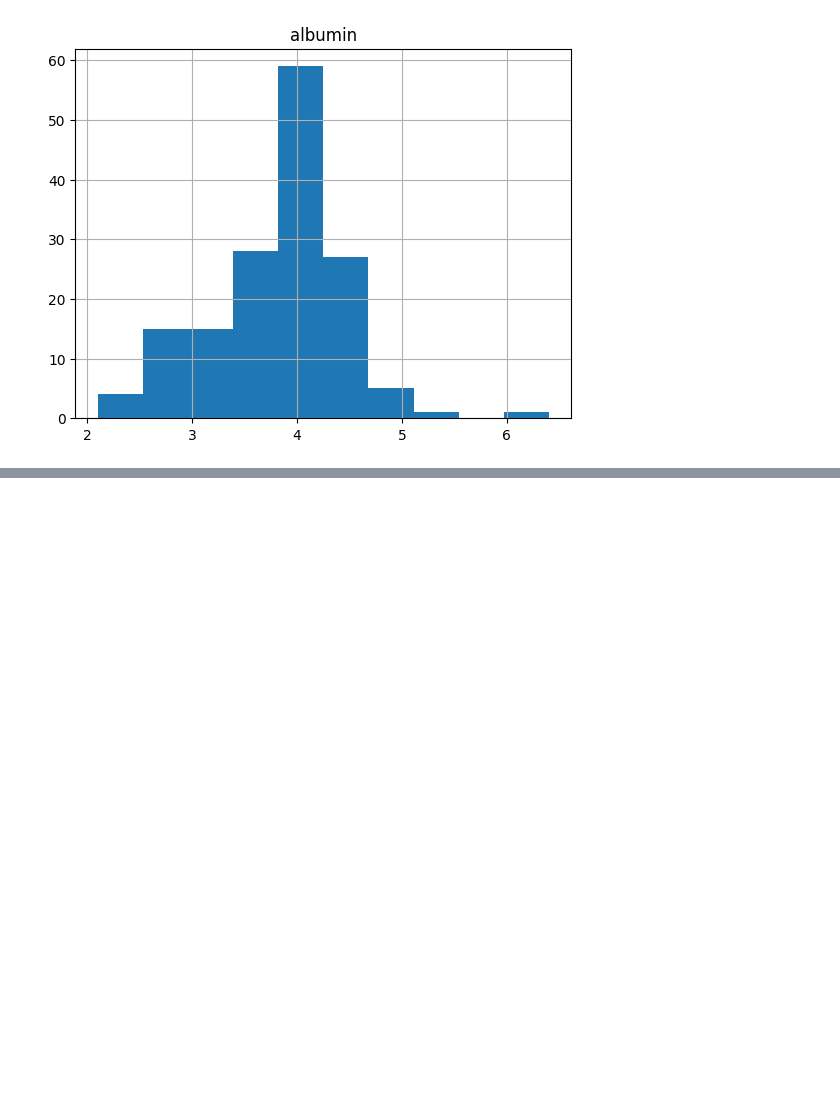
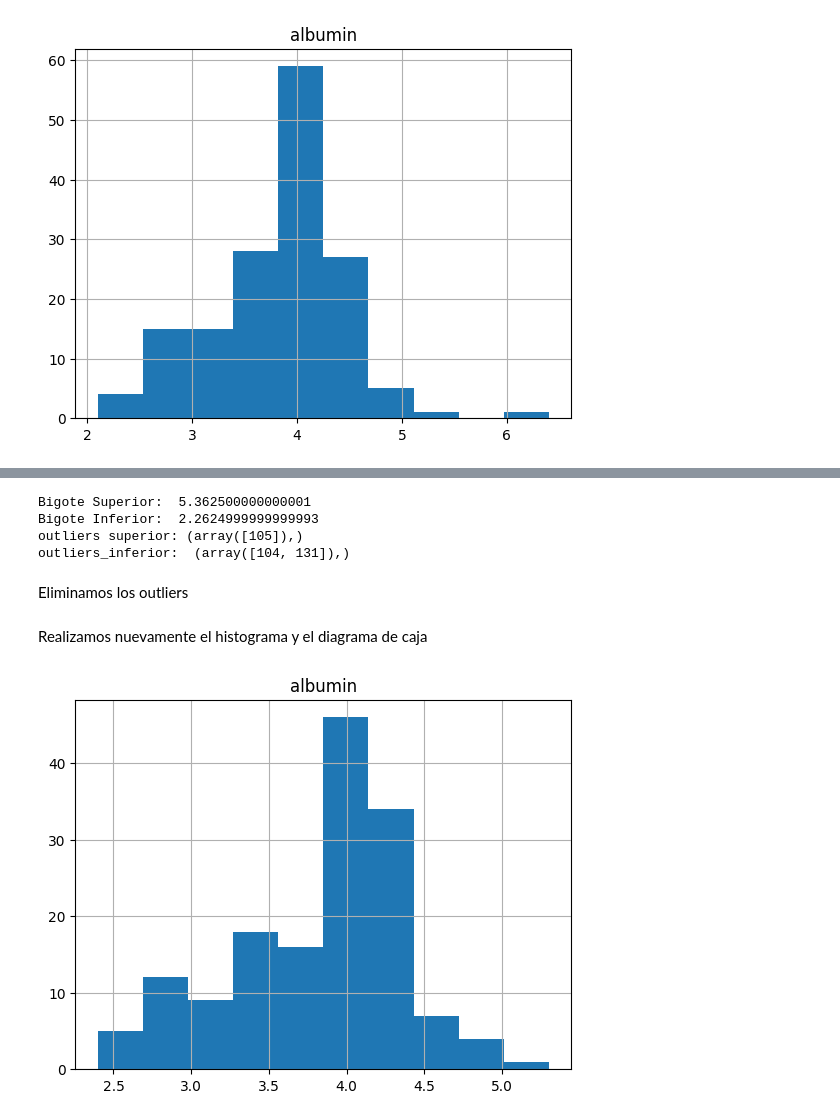
Before and after one commit to RDLL/curso_mineria_de_datos, a Jupyter notebook: Tarea2.ipynb, the cells around one changed output, grey strips where cells are left out. Saved outputs shown, nothing was run; the diff lists cells and outputs as text; code cells hidden in the pictures; blank space fills up the shorter version.

```diff
--- a/Tarea2.ipynb
+++ b/Tarea2.ipynb
@@ -72,0 +54,3 @@ dtype: object
+# %%
+quartiles = df['albumin'].quantile(q=[0.25, 0.75])
+quartiles
@@ -72,0 +74,24 @@ dtype: object
+# %%
+sup = quartiles[0.75] + 1.5*iqr
+inf = quartiles[0.25] - 1.5*iqr
+upper = df['albumin'] > sup
+lower = df['albumin'] < inf
+print('Bigote Superior: ',sup,'\nBigote Inferior: ', inf)
+outliers_upper = np.where(upper)
+outliers_lower = np.where(lower)
+print('outliers superior:', outliers_upper,'\noutliers_inferior: ', outliers_lower)
+# %% [output]
+Bigote Superior:  5.362500000000001
+Bigote Inferior:  2.2624999999999993
+outliers superior: (array([105]),)
+outliers_inferior:  (array([104, 131]),)
+# %% [markdown]
+Eliminamos los outliers
+# %%
+df.drop(df.loc[(upper) | (lower)].index, inplace = True)
+# %% [markdown]
+Realizamos nuevamente el histograma y el diagrama de caja
+# %%
+histo = df.hist(column='albumin')
+# %% [output]
+[figure, added]
```
Also changed, not shown: parts of 10 cells of this notebook.
